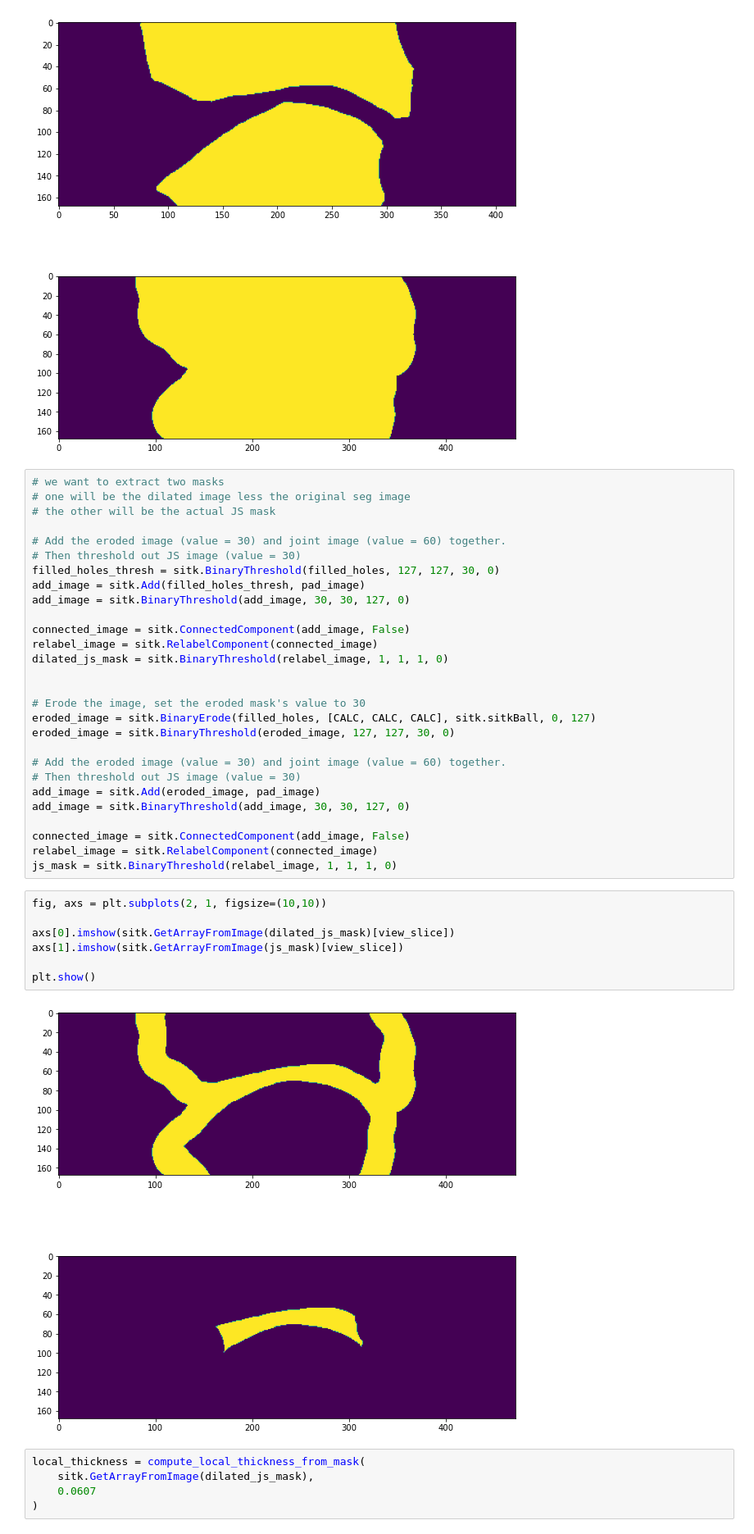
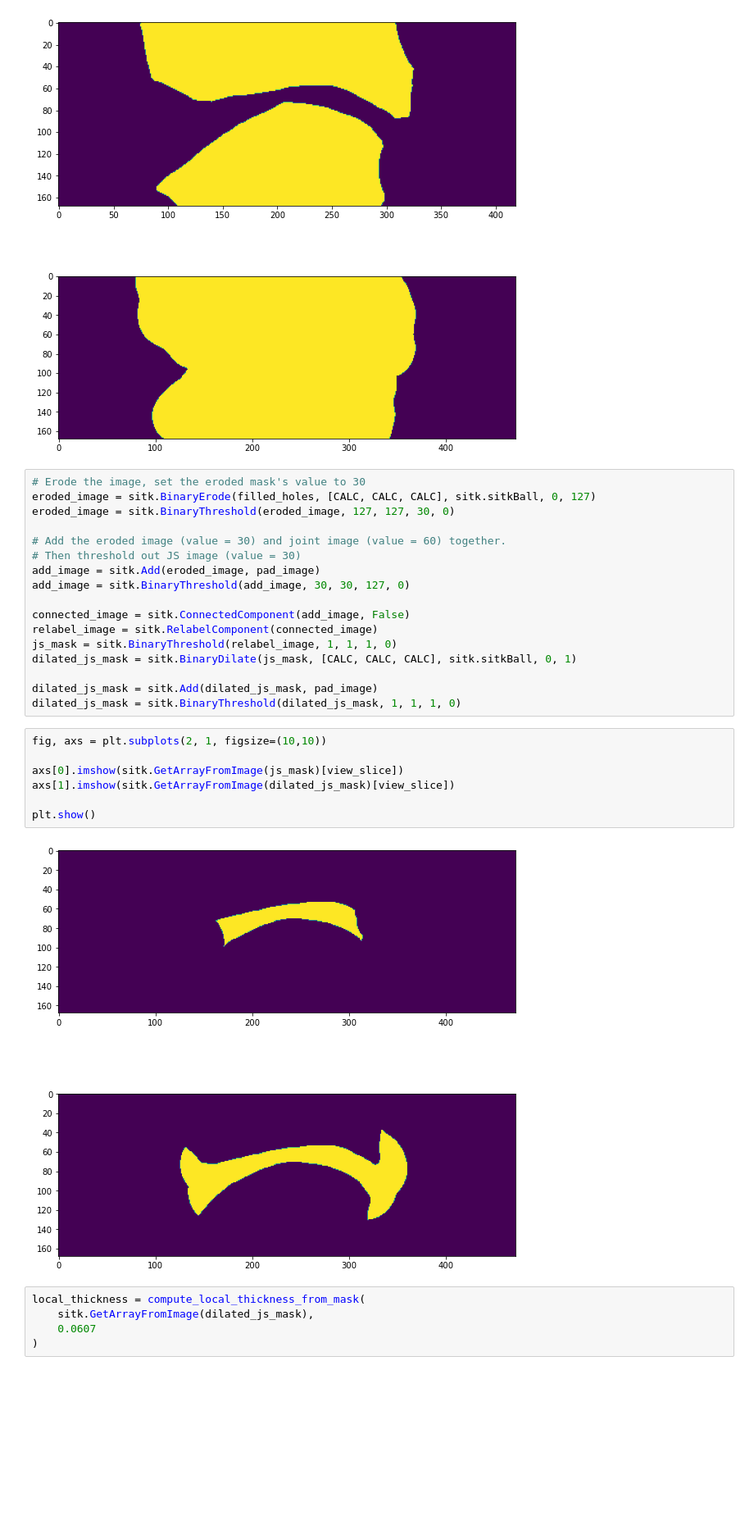
Before and after one commit to SpectraCollab/ORMIR_XCT, a Jupyter notebook: examples/jsw_nathan.ipynb, the cells around one changed output. Shown at 82% size. Cells and saved outputs as stored; diff of their text form; blank space fills up the shorter version.

```diff
--- a/examples/jsw_nathan.ipynb
+++ b/examples/jsw_nathan.ipynb
@@ -77,21 +77,6 @@ plt.show()
 # %% [output]
 [figure]
 # %%
-# we want to extract two masks
-# one will be the dilated image less the original seg image
-# the other will be the actual JS mask
-
-# Add the eroded image (value = 30) and joint image (value = 60) together.
-# Then threshold out JS image (value = 30)
-filled_holes_thresh = sitk.BinaryThreshold(filled_holes, 127, 127, 30, 0)
-add_image = sitk.Add(filled_holes_thresh, pad_image)
-add_image = sitk.BinaryThreshold(add_image, 30, 30, 127, 0)
-
-connected_image = sitk.ConnectedComponent(add_image, False)
-relabel_image = sitk.RelabelComponent(connected_image)
-dilated_js_mask = sitk.BinaryThreshold(relabel_image, 1, 1, 1, 0)
-
-
 # Erode the image, set the eroded mask's value to 30
 eroded_image = sitk.BinaryErode(filled_holes, [CALC, CALC, CALC], sitk.sitkBall, 0, 127)
 eroded_image = sitk.BinaryThreshold(eroded_image, 127, 127, 30, 0)
@@ -104,15 +89,19 @@ add_image = sitk.BinaryThreshold(add_image, 30, 30, 127, 0)
 connected_image = sitk.ConnectedComponent(add_image, False)
 relabel_image = sitk.RelabelComponent(connected_image)
 js_mask = sitk.BinaryThreshold(relabel_image, 1, 1, 1, 0)
+dilated_js_mask = sitk.BinaryDilate(js_mask, [CALC, CALC, CALC], sitk.sitkBall, 0, 1)
+
+dilated_js_mask = sitk.Add(dilated_js_mask, pad_image)
+dilated_js_mask = sitk.BinaryThreshold(dilated_js_mask, 1, 1, 1, 0)
 # %%
 fig, axs = plt.subplots(2, 1, figsize=(10,10))
 
-axs[0].imshow(sitk.GetArrayFromImage(dilated_js_mask)[view_slice])
-axs[1].imshow(sitk.GetArrayFromImage(js_mask)[view_slice])
+axs[0].imshow(sitk.GetArrayFromImage(js_mask)[view_slice])
+axs[1].imshow(sitk.GetArrayFromImage(dilated_js_mask)[view_slice])
 
 plt.show()
 # %% [output]
-[figure, old version]
+[figure, new version]
 # %%
 local_thickness = compute_local_thickness_from_mask(
     sitk.GetArrayFromImage(dilated_js_mask),
```
Also changed, not shown: parts of 1 cell of this notebook.
